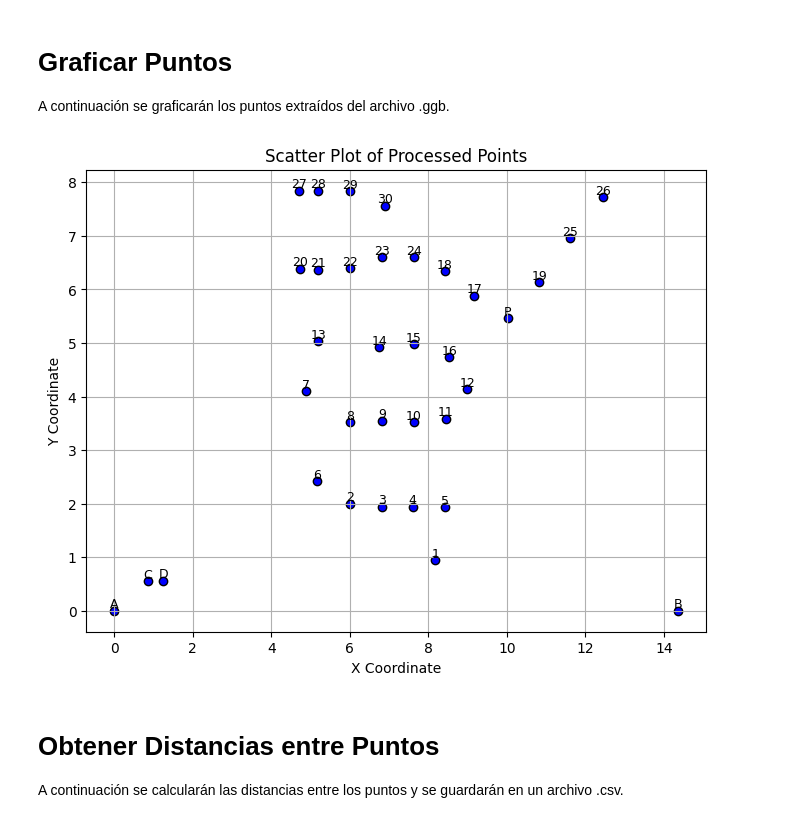
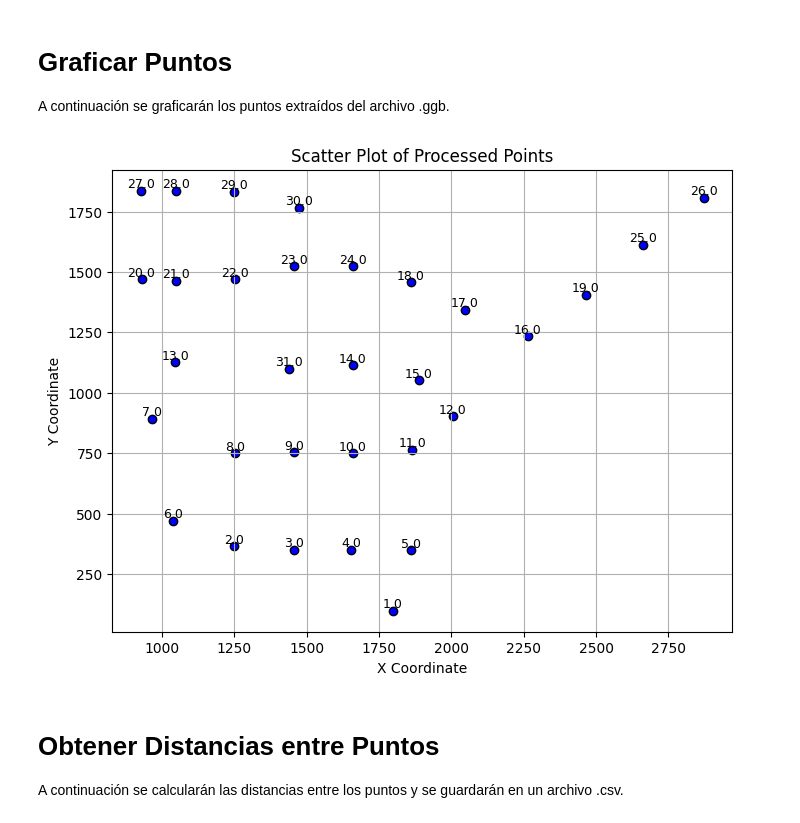
Before and after one commit to Facundo-Barbera/reto-MA2001B, a Jupyter notebook: entregable_3.ipynb, the cells around one changed output. Cells and saved outputs as stored; diff of their text form; code cells hidden in the pictures.

```diff
--- a/entregable_3.ipynb
+++ b/entregable_3.ipynb
@@ -125,25 +131,26 @@ A continuación se graficarán los puntos extraídos del archivo .ggb.
 # %%
 def plot_points(csv_file):
     df = pd.read_csv(csv_file)
 
     if not {'Label', 'X', 'Y'}.issubset(df.columns):
         raise ValueError("The CSV file must contain 'Label', 'X', and 'Y' columns.")
 
     plt.figure(figsize=(8, 6))
     plt.scatter(df["X"], df["Y"], color='blue', edgecolors='black')
 
     for _, row in df.iterrows():
         plt.text(row["X"], row["Y"], row["Label"], fontsize=9, ha='center', va='bottom')
 
     plt.xlabel("X Coordinate")
     plt.ylabel("Y Coordinate")
     plt.title("Scatter Plot of Processed Points")
     plt.grid(True)
     plt.show()
 
-plot_points("data/processed/puntos.csv")  # Use puntos.csv instead of puntos_escalados.csv
+
+plot_points("data/processed/puntos_escalados.csv")  # Use puntos.csv instead of puntos_escalados.csv
 # %% [output]
-[figure, old version]
+[figure, new version]
 # %% [markdown]
 # Obtener Distancias entre Puntos
 
```
Also changed, not shown: parts of 36 cells of this notebook, 2 other files.
